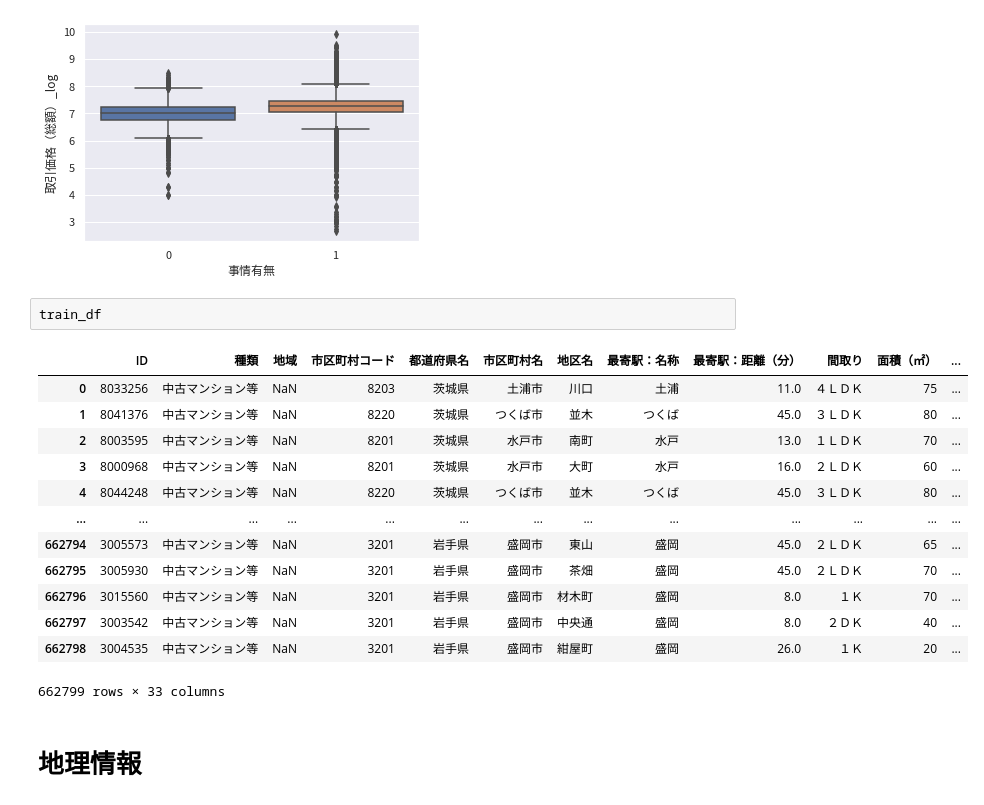
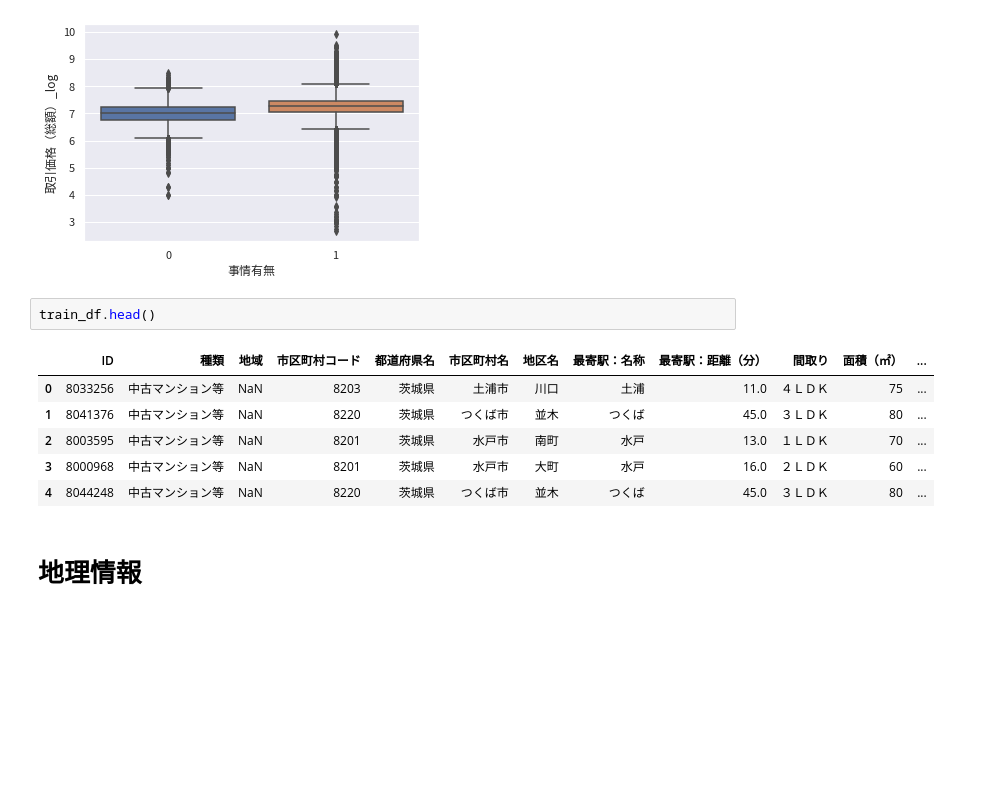
Before and after one commit to kfsky/2021-summer-second-hand-apartment-price-prediction, a Jupyter notebook: notebook/EDA.ipynb, the cells around one changed output. Saved outputs shown, nothing was run; the diff lists cells and outputs as text; blank space fills up the shorter version.

```diff
--- a/notebook/EDA.ipynb
+++ b/notebook/EDA.ipynb
@@ -839,21 +886,14 @@ sns.boxplot(x=train_df["事情有無"], y=train_df["取引価格（総額）_log
 <AxesSubplot:xlabel='事情有無', ylabel='取引価格（総額）_log'>
 [figure]
 # %%
-train_df
+train_df.head()
 # %% [output]
 |  | ID | 種類 | 地域 | 市区町村コード | 都道府県名 | 市区町村名 | 地区名 | 最寄駅：名称 | 最寄駅：距離（分） | 間取り | 面積（㎡） | ... |
 | 0 | 8033256 | 中古マンション等 | NaN | 8203 | 茨城県 | 土浦市 | 川口 | 土浦 | 11.0 | ４ＬＤＫ | 75 | ... |
 | 1 | 8041376 | 中古マンション等 | NaN | 8220 | 茨城県 | つくば市 | 並木 | つくば | 45.0 | ３ＬＤＫ | 80 | ... |
 | 2 | 8003595 | 中古マンション等 | NaN | 8201 | 茨城県 | 水戸市 | 南町 | 水戸 | 13.0 | １ＬＤＫ | 70 | ... |
 | 3 | 8000968 | 中古マンション等 | NaN | 8201 | 茨城県 | 水戸市 | 大町 | 水戸 | 16.0 | ２ＬＤＫ | 60 | ... |
 | 4 | 8044248 | 中古マンション等 | NaN | 8220 | 茨城県 | つくば市 | 並木 | つくば | 45.0 | ３ＬＤＫ | 80 | ... |
-| ... | ... | ... | ... | ... | ... | ... | ... | ... | ... | ... | ... | ... |
-| 662794 | 3005573 | 中古マンション等 | NaN | 3201 | 岩手県 | 盛岡市 | 東山 | 盛岡 | 45.0 | ２ＬＤＫ | 65 | ... |
-| 662795 | 3005930 | 中古マンション等 | NaN | 3201 | 岩手県 | 盛岡市 | 茶畑 | 盛岡 | 45.0 | ２ＬＤＫ | 70 | ... |
-| 662796 | 3015560 | 中古マンション等 | NaN | 3201 | 岩手県 | 盛岡市 | 材木町 | 盛岡 | 8.0 | １Ｋ | 70 | ... |
-| 662797 | 3003542 | 中古マンション等 | NaN | 3201 | 岩手県 | 盛岡市 | 中央通 | 盛岡 | 8.0 | ２ＤＫ | 40 | ... |
-| 662798 | 3004535 | 中古マンション等 | NaN | 3201 | 岩手県 | 盛岡市 | 紺屋町 | 盛岡 | 26.0 | １Ｋ | 20 | ... |
-662799 rows × 33 columns
 # %% [markdown]
 # 地理情報
 # %%
```
Also changed, not shown: parts of 16 cells of this notebook, 2 other files.
